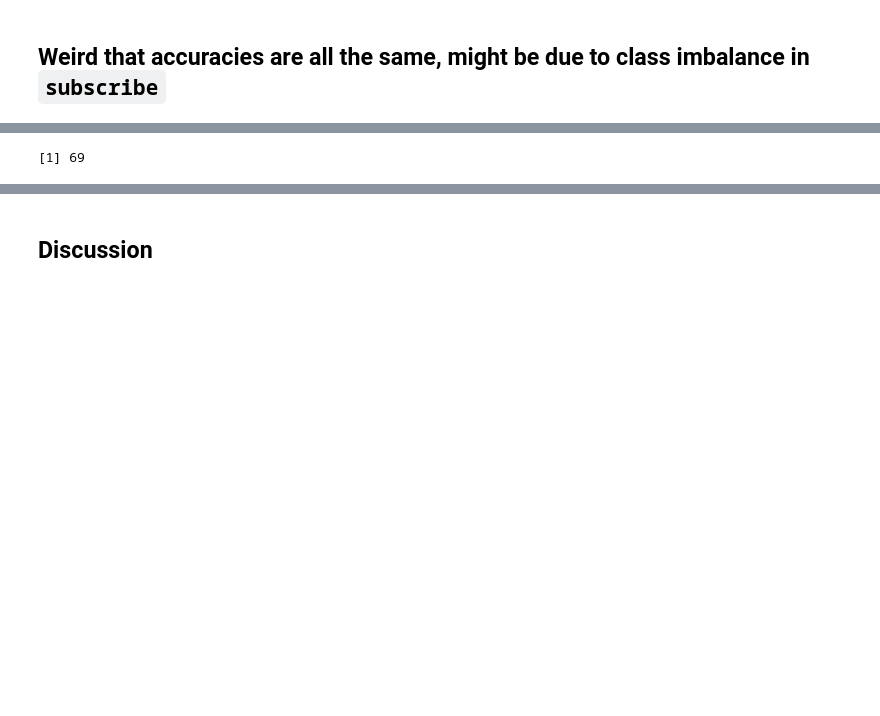
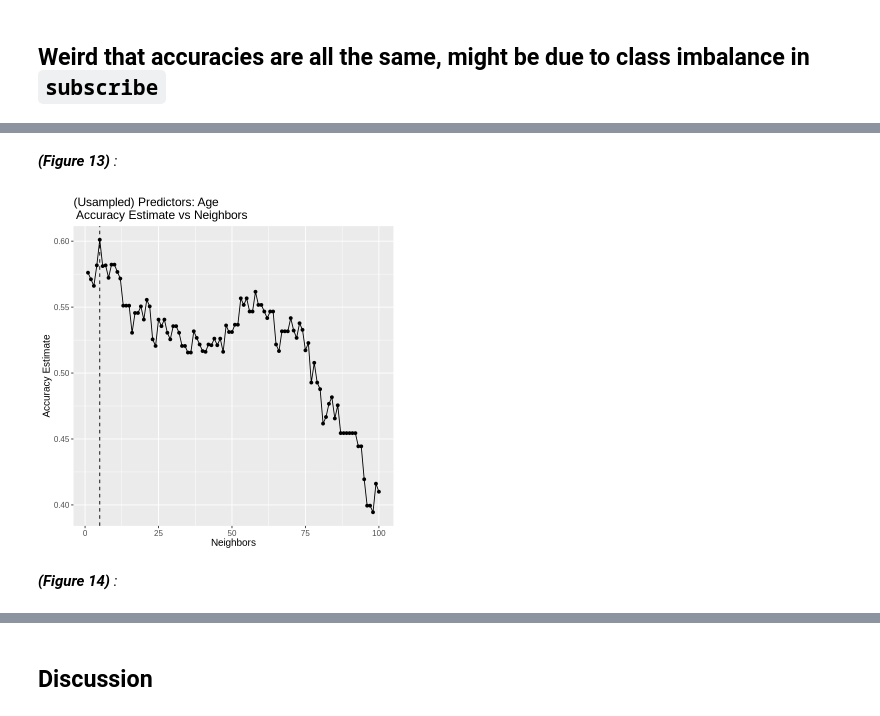
Before and after one commit to ckwok07/DSCI-100-Project-Final-Report, a Jupyter notebook: Project_Final_Report.ipynb, the cells around one changed output, grey strips where cells are left out. Cells and saved outputs as stored; diff of their text form; code cells hidden in the pictures; blank space fills up the shorter version.

```diff
--- a/Project_Final_Report.ipynb
+++ b/Project_Final_Report.ipynb
@@ -532,0 +607,2 @@ upsampled_players_vfold <- vfold_cv(upsampled_players_training, v = 10, strata =
+# %% [markdown]
+_**(Figure 13)** :_
@@ -533,21 +623,25 @@ upsampled_players_vfold <- vfold_cv(upsampled_players_training, v = 10, strata =
 # %%
-set.seed(1234)
-upsampled_players_age_recipe <- recipe(subscribe ~ Age, data = upsampled_players_training) |>
-    step_scale(all_predictors()) |>
-    step_center(all_predictors())
+set.seed(1234) # Seed for possible recreation
 
-upsampled_knn_age_results <- workflow() |>
-    add_recipe(upsampled_players_age_recipe) |>
-    add_model(knn_spec) |>
-    tune_grid(resamples = upsampled_players_vfold, grid = k_vals) |>
-    collect_metrics()
+# Filtering metrics for just accuracy
+upsampled_age_accuracies <- upsampled_knn_age_results |>
+    filter(.metric == "accuracy")
 
-# Pulling the best K-vale for just age as predictor
-upsampled_best_k_age <- upsampled_knn_age_results |>
-    filter(.metric == "accuracy") |>
+# Pulling the most accurate k-value
+upsampled_best_k_age <- upsampled_age_accuracies |>
     arrange(desc(mean)) |>
     head(1) |>
     pull(neighbors)
-upsampled_best_k_age
+
+# Accuracy Estimate vs Neighbors visualization.
+upsampled_accuracy_vs_k_age <- ggplot(upsampled_age_accuracies, aes(x = neighbors, y = mean)) +
+  geom_point() +
+  geom_line() +
+  geom_vline(xintercept = upsampled_best_k_age, linetype = "dashed") +
+  labs(title = "(Usampled) Predictors: Age \n Accuracy Estimate vs Neighbors", x = "Neighbors", y = "Accuracy Estimate") +
+  theme(text = element_text(size = 12))
+upsampled_accuracy_vs_k_age
 # %% [output]
-[1] 69
+[figure, added]
+# %% [markdown]
+_**(Figure 14)** :_
```
Also changed, not shown: parts of 48 cells of this notebook.
